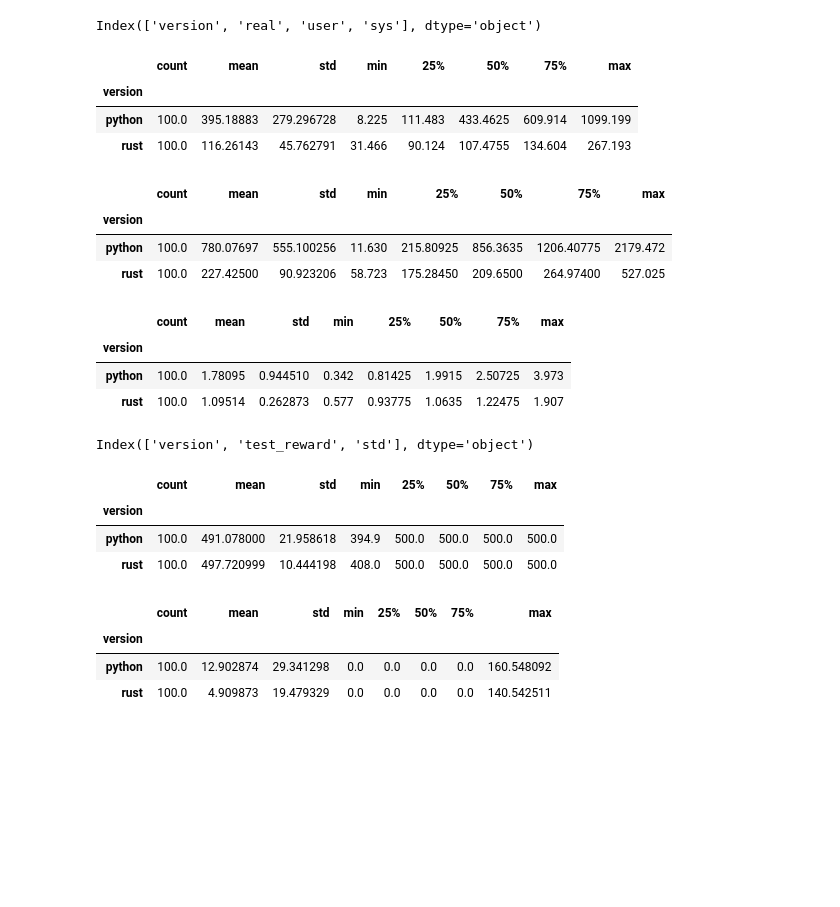
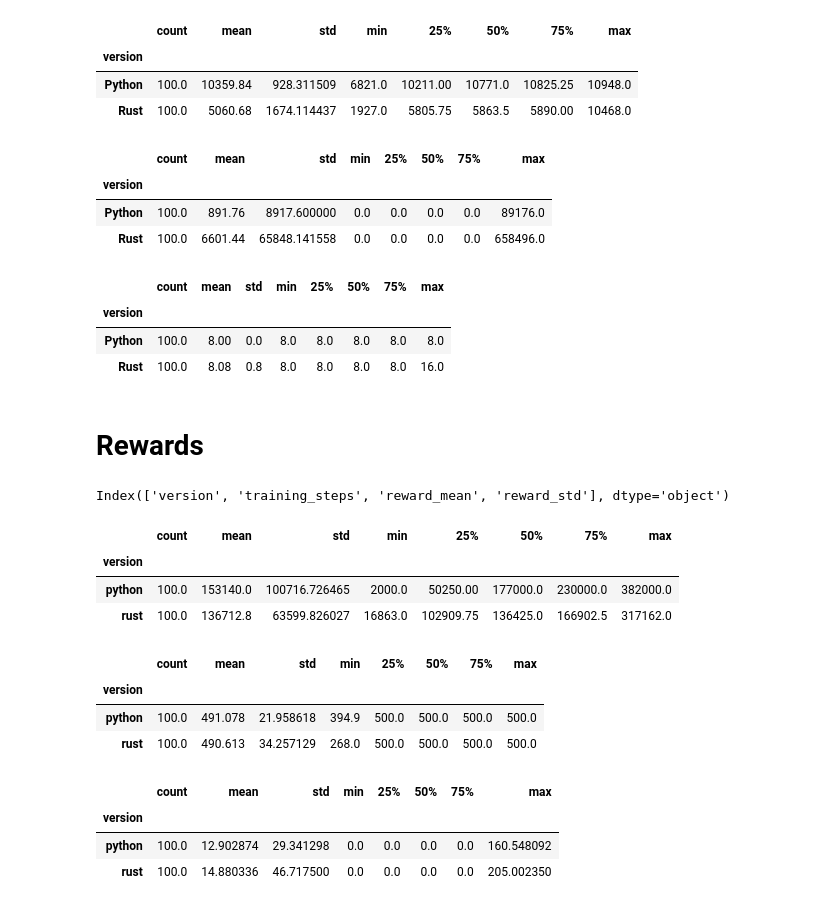
Before and after one commit to JohnVithor/oxilearn-py, a Jupyter notebook: scripts/metrics_analysis.ipynb, the cells around one changed output. Drawn from its saved outputs; the diff is of its cells as text; code cells hidden in the pictures; blank space fills up the shorter version.

```diff
--- a/scripts/metrics_analysis.ipynb
+++ b/scripts/metrics_analysis.ipynb
@@ -4,45 +89,49 @@ target='release_cpu'
+# %%
+df.groupby('version')['voluntary_context_switches'].describe()
+# %% [output]
+|  | count | mean | std | min | 25% | 50% | 75% | max |
+| version |  |  |  |  |  |  |  |  |
+| Python | 100.0 | 10359.84 | 928.311509 | 6821.0 | 10211.00 | 10771.0 | 10825.25 | 10948.0 |
+| Rust | 100.0 | 5060.68 | 1674.114437 | 1927.0 | 5805.75 | 5863.5 | 5890.00 | 10468.0 |
+# %%
+df.groupby('version')['filesystem_input_reads'].describe()
+# %% [output]
+|  | count | mean | std | min | 25% | 50% | 75% | max |
+| version |  |  |  |  |  |  |  |  |
+| Python | 100.0 | 891.76 | 8917.600000 | 0.0 | 0.0 | 0.0 | 0.0 | 89176.0 |
+| Rust | 100.0 | 6601.44 | 65848.141558 | 0.0 | 0.0 | 0.0 | 0.0 | 658496.0 |
+# %%
+df.groupby('version')['filesystem_output_writes'].describe()
+# %% [output]
+|  | count | mean | std | min | 25% | 50% | 75% | max |
+| version |  |  |  |  |  |  |  |  |
+| Python | 100.0 | 8.00 | 0.0 | 8.0 | 8.0 | 8.0 | 8.0 | 8.0 |
+| Rust | 100.0 | 8.08 | 0.8 | 8.0 | 8.0 | 8.0 | 8.0 | 16.0 |
+# %% [markdown]
+# Rewards
 # %%
-df = pd.read_csv(f'../data/{target}_times.csv').drop('id', axis=1)
+df = pd.read_csv(f'../data/{target}-rewards.csv').drop('seed', axis=1)
 df.columns
 # %% [output]
-Index(['version', 'real', 'user', 'sys'], dtype='object')
+Index(['version', 'training_steps', 'reward_mean', 'reward_std'], dtype='object')
 # %%
-df.groupby('version')['real'].describe()
+df.groupby('version')['training_steps'].describe()
 # %% [output]
 |  | count | mean | std | min | 25% | 50% | 75% | max |
 | version |  |  |  |  |  |  |  |  |
-| python | 100.0 | 395.18883 | 279.296728 | 8.225 | 111.483 | 433.4625 | 609.914 | 1099.199 |
-| rust | 100.0 | 116.26143 | 45.762791 | 31.466 | 90.124 | 107.4755 | 134.604 | 267.193 |
+| python | 100.0 | 153140.0 | 100716.726465 | 2000.0 | 50250.00 | 177000.0 | 230000.0 | 382000.0 |
+| rust | 100.0 | 136712.8 | 63599.826027 | 16863.0 | 102909.75 | 136425.0 | 166902.5 | 317162.0 |
 # %%
-df.groupby('version')['user'].describe()
+df.groupby('version')['reward_mean'].describe()
 # %% [output]
 |  | count | mean | std | min | 25% | 50% | 75% | max |
 | version |  |  |  |  |  |  |  |  |
-| python | 100.0 | 780.07697 | 555.100256 | 11.630 | 215.80925 | 856.3635 | 1206.40775 | 2179.472 |
-| rust | 100.0 | 227.42500 | 90.923206 | 58.723 | 175.28450 | 209.6500 | 264.97400 | 527.025 |
+| python | 100.0 | 491.078 | 21.958618 | 394.9 | 500.0 | 500.0 | 500.0 | 500.0 |
+| rust | 100.0 | 490.613 | 34.257129 | 268.0 | 500.0 | 500.0 | 500.0 | 500.0 |
 # %%
-df.groupby('version')['sys'].describe()
+df.groupby('version')['reward_std'].describe()
 # %% [output]
 |  | count | mean | std | min | 25% | 50% | 75% | max |
 | version |  |  |  |  |  |  |  |  |
-| python | 100.0 | 1.78095 | 0.944510 | 0.342 | 0.81425 | 1.9915 | 2.50725 | 3.973 |
-| rust | 100.0 | 1.09514 | 0.262873 | 0.577 | 0.93775 | 1.0635 | 1.22475 | 1.907 |
+| python | 100.0 | 12.902874 | 29.341298 | 0.0 | 0.0 | 0.0 | 0.0 | 160.548092 |
+| rust | 100.0 | 14.880336 | 46.717500 | 0.0 | 0.0 | 0.0 | 0.0 | 205.002350 |
-# %%
-df = pd.read_csv(f'../data/{target}_rewards.csv').drop('seed', axis=1)
-df.columns
-# %% [output]
-Index(['version', 'test_reward', 'std'], dtype='object')
-# %%
-df.groupby('version')['test_reward'].describe()
-# %% [output]
-|  | count | mean | std | min | 25% | 50% | 75% | max |
-| version |  |  |  |  |  |  |  |  |
-| python | 100.0 | 491.078000 | 21.958618 | 394.9 | 500.0 | 500.0 | 500.0 | 500.0 |
-| rust | 100.0 | 497.720999 | 10.444198 | 408.0 | 500.0 | 500.0 | 500.0 | 500.0 |
-# %%
-df.groupby('version')['std'].describe()
-# %% [output]
-|  | count | mean | std | min | 25% | 50% | 75% | max |
-| version |  |  |  |  |  |  |  |  |
-| python | 100.0 | 12.902874 | 29.341298 | 0.0 | 0.0 | 0.0 | 0.0 | 160.548092 |
-| rust | 100.0 | 4.909873 | 19.479329 | 0.0 | 0.0 | 0.0 | 0.0 | 140.542511 |
```
Also changed, not shown: parts of 13 cells of this notebook, 1 other file.
